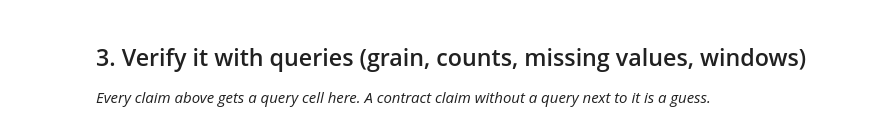
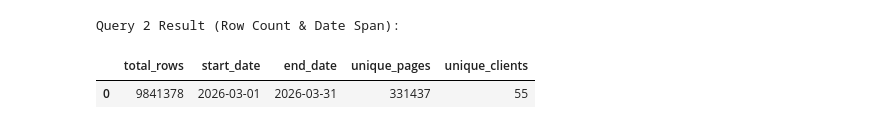
Before and after one commit to Vaibhavrajput326/flyrank.ai, a Jupyter notebook: work/notebooks/w03_data_contract.ipynb, the cells around one changed output. Drawn from its saved outputs; the diff is of its cells as text; code cells hidden in the pictures.

```diff
--- a/work/notebooks/w03_data_contract.ipynb
+++ b/work/notebooks/w03_data_contract.ipynb
@@ -12,0 +13,15 @@ This skeleton is yours to fill. Work the sections **in order** — each one has
+# %%
+# This cell is for CODE (numbers, a query, a check).
+# Write your text answer in the cell ABOVE this one — typing sentences here breaks Run All.
+import os
+import duckdb
+from google.colab import userdata
+
+# Retrieve Hugging Face token from Colab Secrets
+HF_TOKEN = userdata.get('HF_TOKEN')
+
+# Initialize DuckDB connection & set Hugging Face Secret
+con = duckdb.connect()
+con.execute(f"CREATE OR REPLACE SECRET hf (TYPE huggingface, Token '{HF_TOKEN}')")
+
+REL = "hf://datasets/FlyRank/internship-warehouse"
@@ -20,7 +63,20 @@ This skeleton is yours to fill. Work the sections **in order** — each one has
 # %%
 # This cell is for CODE (numbers, a query, a check).
 # Write your text answer in the cell ABOVE this one — typing sentences here breaks Run All.
+q2 = f"""
+SELECT
+    COUNT(*) AS total_rows,
+    MIN(report_date) AS start_date,
+    MAX(report_date) AS end_date,
+    COUNT(DISTINCT content_hash_id) AS unique_pages,
+    COUNT(DISTINCT client_hash_id) AS unique_clients
+FROM read_parquet('{REL}/fact_content_daily_performance/**/*.parquet', HIVE_PARTITIONING=TRUE)
+WHERE month = '2026-03'
+"""
+df2 = con.sql(q2).df()
+print("Query 2 Result (Row Count & Date Span):")
+display(df2)
+# %% [output]
+Query 2 Result (Row Count & Date Span):
+|  | total_rows | start_date | end_date | unique_pages | unique_clients |
+| 0 | 9841378 | 2026-03-01 | 2026-03-31 | 331437 | 55 |
-# %% [markdown]
-## 3. Verify it with queries (grain, counts, missing values, windows)
-
-*Every claim above gets a query cell here. A contract claim without a query next to it is a guess.*
```
Also changed, not shown: parts of 14 cells of this notebook.
